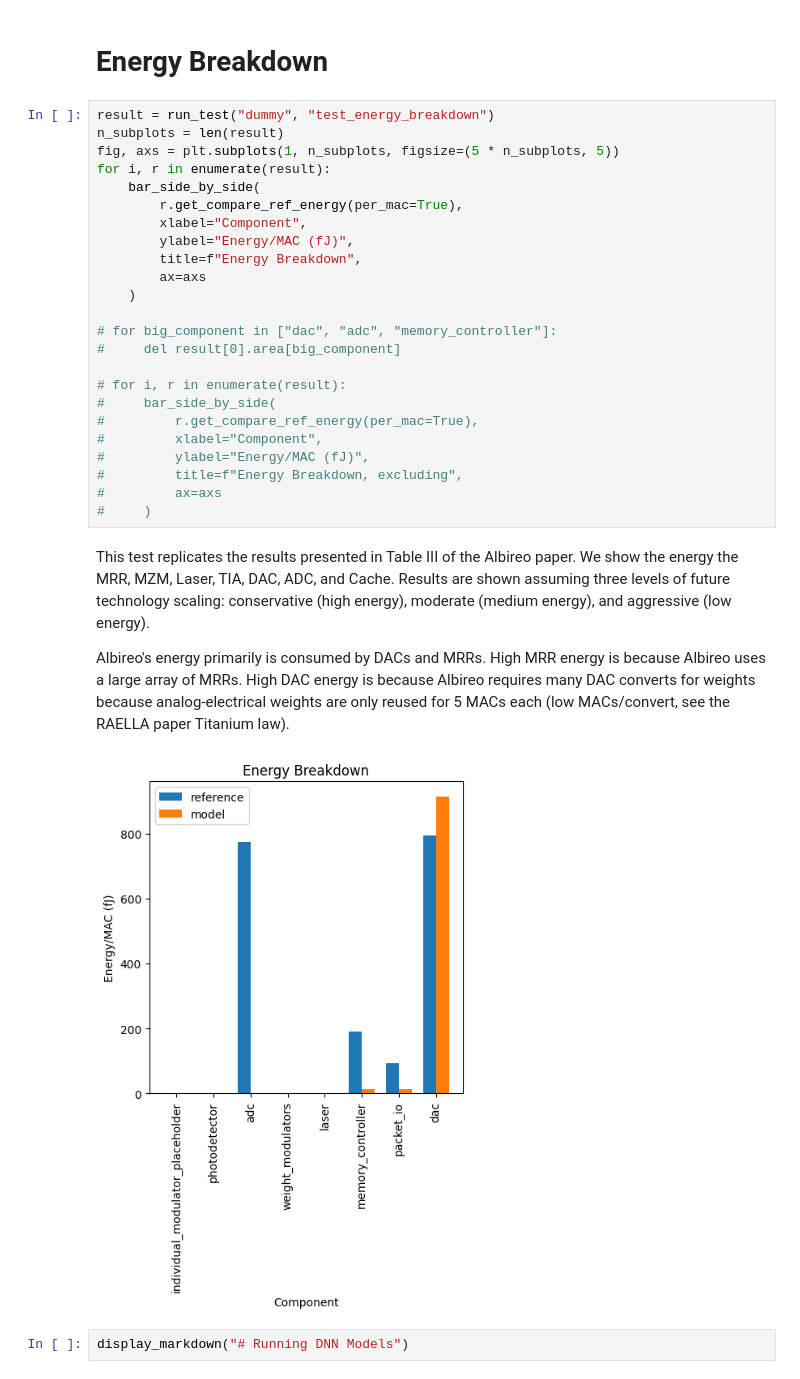
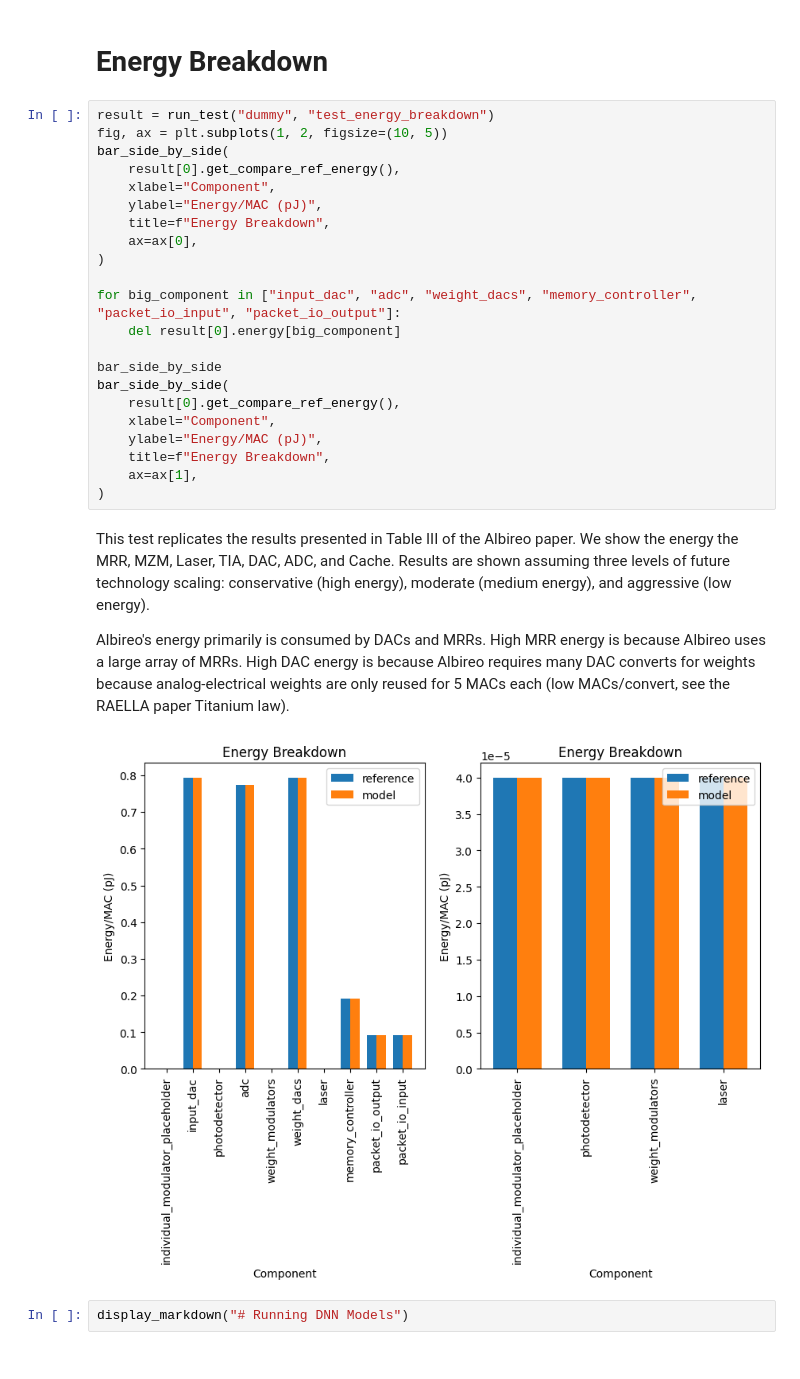
Before and after one commit to czarkos/ka-chow, a Jupyter notebook: workspace/models/arch/1_macro/dummy/lightning_guide.ipynb, the cells around one changed output. Cells and saved outputs as stored; diff of their text form.

Commit message:
Fixing energy stuff

```diff
--- a/workspace/models/arch/1_macro/dummy/lightning_guide.ipynb
+++ b/workspace/models/arch/1_macro/dummy/lightning_guide.ipynb
@@ -78,42 +78,40 @@ display_markdown("# Energy Breakdown")
 # Energy Breakdown
 # %%
 result = run_test("dummy", "test_energy_breakdown")
-n_subplots = len(result)
-fig, axs = plt.subplots(1, n_subplots, figsize=(5 * n_subplots, 5))
-for i, r in enumerate(result):
-    bar_side_by_side(
-        r.get_compare_ref_energy(per_mac=True),
-        xlabel="Component",
-        ylabel="Energy/MAC (fJ)",
-        title=f"Energy Breakdown",
-        ax=axs
-    )
+fig, ax = plt.subplots(1, 2, figsize=(10, 5))
+bar_side_by_side(
+    result[0].get_compare_ref_energy(),
+    xlabel="Component",
+    ylabel="Energy/MAC (pJ)",
+    title=f"Energy Breakdown",
+    ax=ax[0],
+)
 
-# for big_component in ["dac", "adc", "memory_controller"]:
-#     del result[0].area[big_component]
+for big_component in ["input_dac", "adc", "weight_dacs", "memory_controller", "packet_io_input", "packet_io_output"]:
+    del result[0].energy[big_component]
 
-# for i, r in enumerate(result):
-#     bar_side_by_side(
-#         r.get_compare_ref_energy(per_mac=True),
-#         xlabel="Component",
-#         ylabel="Energy/MAC (fJ)",
-#         title=f"Energy Breakdown, excluding",
-#         ax=axs
-#     )
+bar_side_by_side
+bar_side_by_side(
+    result[0].get_compare_ref_energy(),
+    xlabel="Component",
+    ylabel="Energy/MAC (pJ)",
+    title=f"Energy Breakdown",
+    ax=ax[1],
+)
 # %% [output]
 
    This test replicates the results presented in Table III of the Albireo
    paper. We show the energy the MRR, MZM, Laser, TIA, DAC, ADC, and Cache.
    Results are shown assuming three levels of future technology scaling:
    conservative (high energy), moderate (medium energy), and aggressive (low
    energy).
 
    Albireo's energy primarily is consumed by DACs and MRRs. High MRR energy is
    because Albireo uses a large array of MRRs. High DAC energy is because
    Albireo requires many DAC converts for weights because analog-electrical
    weights are only reused for 5 MACs each (low MACs/convert, see the RAELLA
    paper Titanium law).
-[figure, old version]
+[figure, new version]
 # %%
 display_markdown("# Running DNN Models")
 # %% [output]
```
Also changed, not shown: parts of 2 cells of this notebook, 3 other files.
